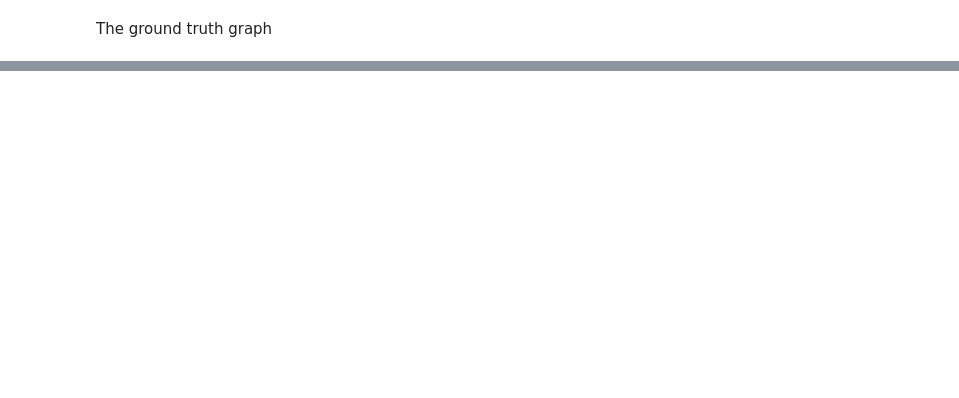
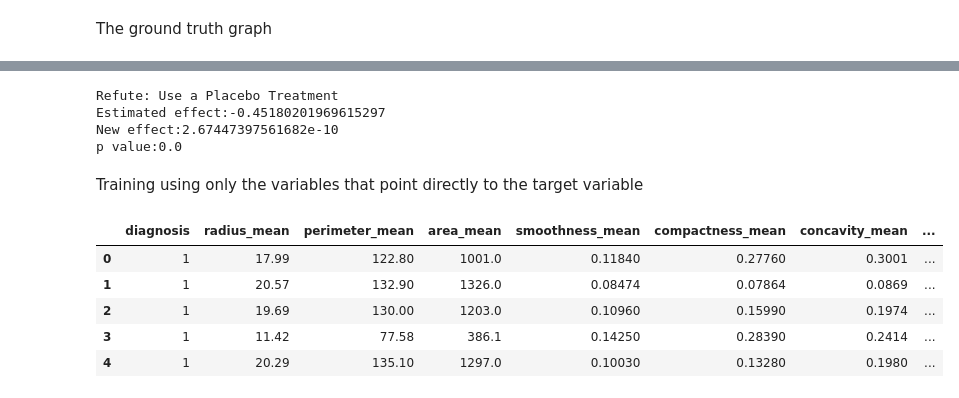
Before and after one commit to khaiyra/casualty, a Jupyter notebook: notebook/casual_learning.ipynb, the cells around one changed output, grey strips where cells are left out. Saved outputs shown, nothing was run; the diff lists cells and outputs as text; code cells hidden in the pictures; blank space fills up the shorter version.

```diff
--- a/notebook/casual_learning.ipynb
+++ b/notebook/casual_learning.ipynb
@@ -217,0 +262,10 @@ No such variable found!
+# %%
+refute_train = model.refute_estimate(estimands,estimate, "placebo_treatment_refuter")
+print(refute_train)
+# %% [output]
+Refute: Use a Placebo Treatment
+Estimated effect:-0.45180201969615297
+New effect:2.67447397561682e-10
+p value:0.0
+# %% [markdown]
+Training using only the variables that point directly to the target variable
@@ -217,0 +278,13 @@ No such variable found!
+# %%
+training = df[train_columns]
+training = training.drop(training.filter(regex = '_worst').columns,axis=1)
+training = training.drop(training.filter(regex = '_se').columns,axis=1)
+training.rename(columns={'concave points_mean':'concave_points_mean'},inplace=True)
+training.head()
+# %% [output]
+|  | diagnosis | radius_mean | perimeter_mean | area_mean | smoothness_mean | compactness_mean | concavity_mean | ... |
+| 0 | 1 | 17.99 | 122.80 | 1001.0 | 0.11840 | 0.27760 | 0.3001 | ... |
+| 1 | 1 | 20.57 | 132.90 | 1326.0 | 0.08474 | 0.07864 | 0.0869 | ... |
+| 2 | 1 | 19.69 | 130.00 | 1203.0 | 0.10960 | 0.15990 | 0.1974 | ... |
+| 3 | 1 | 11.42 | 77.58 | 386.1 | 0.14250 | 0.28390 | 0.2414 | ... |
+| 4 | 1 | 20.29 | 135.10 | 1297.0 | 0.10030 | 0.13280 | 0.1980 | ... |
```
Also changed, not shown: parts of 33 cells of this notebook.
